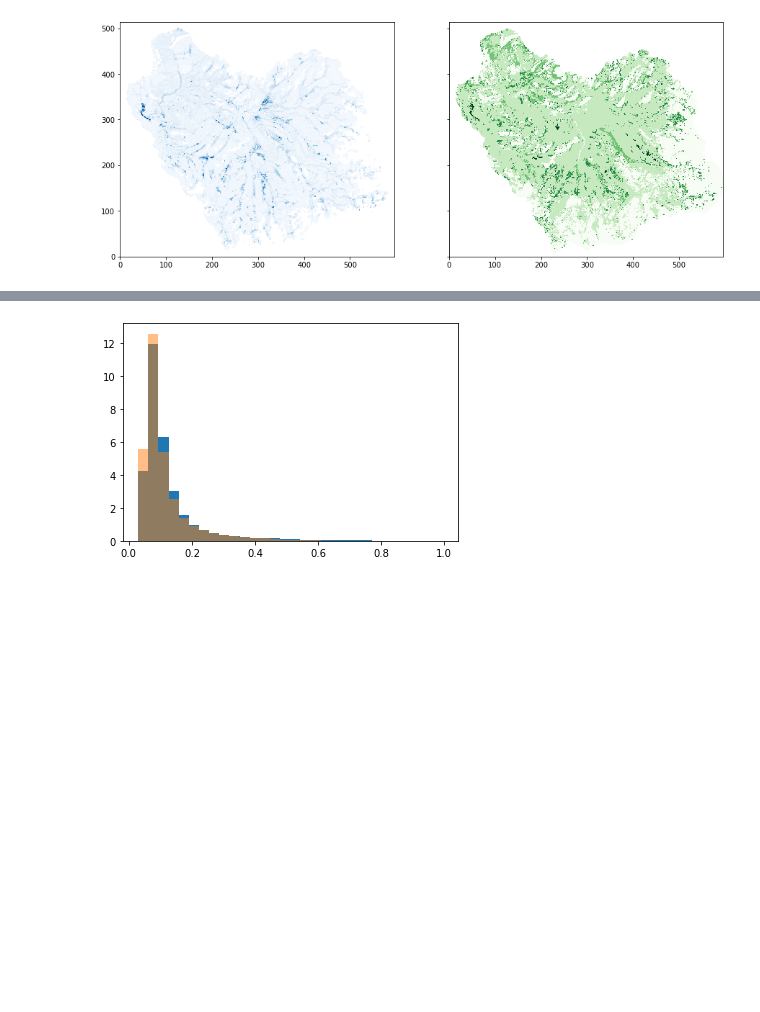
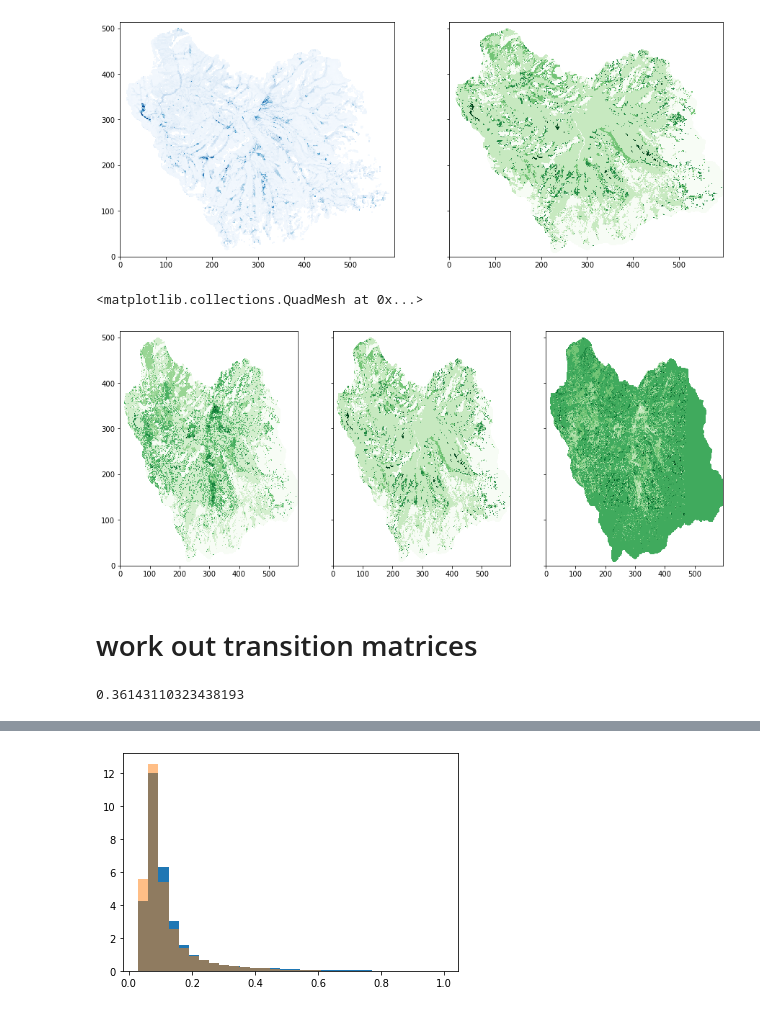
Before and after one commit to octavia-crompton/fire, a Jupyter notebook: notebooks/open veg maps - less.ipynb, the cells around one changed output, grey strips where cells are left out. Saved outputs shown, nothing was run; the diff lists cells and outputs as text; code cells hidden in the pictures; blank space fills up the shorter version.

```diff
--- a/notebooks/open veg maps - less.ipynb
+++ b/notebooks/open veg maps - less.ipynb
@@ -86,3 +96,15 @@ axes[1].pcolormesh(gridded_veg69, cmap = "Greens")
 # %% [output]
 <matplotlib.collections.QuadMesh at 0x...>
 [figure]
+# %%
+fig, axes = plt.subplots(1, 3, figsize = (15, 6), sharey = True, sharex = True)
+
+
+axes[0].pcolormesh(gridded_veg12, cmap = "Greens")
+axes[1].pcolormesh(gridded_veg69, cmap = "Greens")
+axes[2].pcolormesh(gridded_veg69-gridded_veg12, cmap = "Greens")
+# %% [output]
+<matplotlib.collections.QuadMesh at 0x...>
+[figure, added]
+# %% [markdown]
+# work out transition matrices
@@ -88,0 +125,4 @@ axes[1].pcolormesh(gridded_veg69, cmap = "Greens")
+# %%
+np.sum((gridded_veg12 == 1) & (gridded_veg69 == 3))/np.sum(gridded_veg69 == 3)
+# %% [output]
+0.36143110323438193
```
Also changed, not shown: parts of 39 cells of this notebook, 22 other files.
